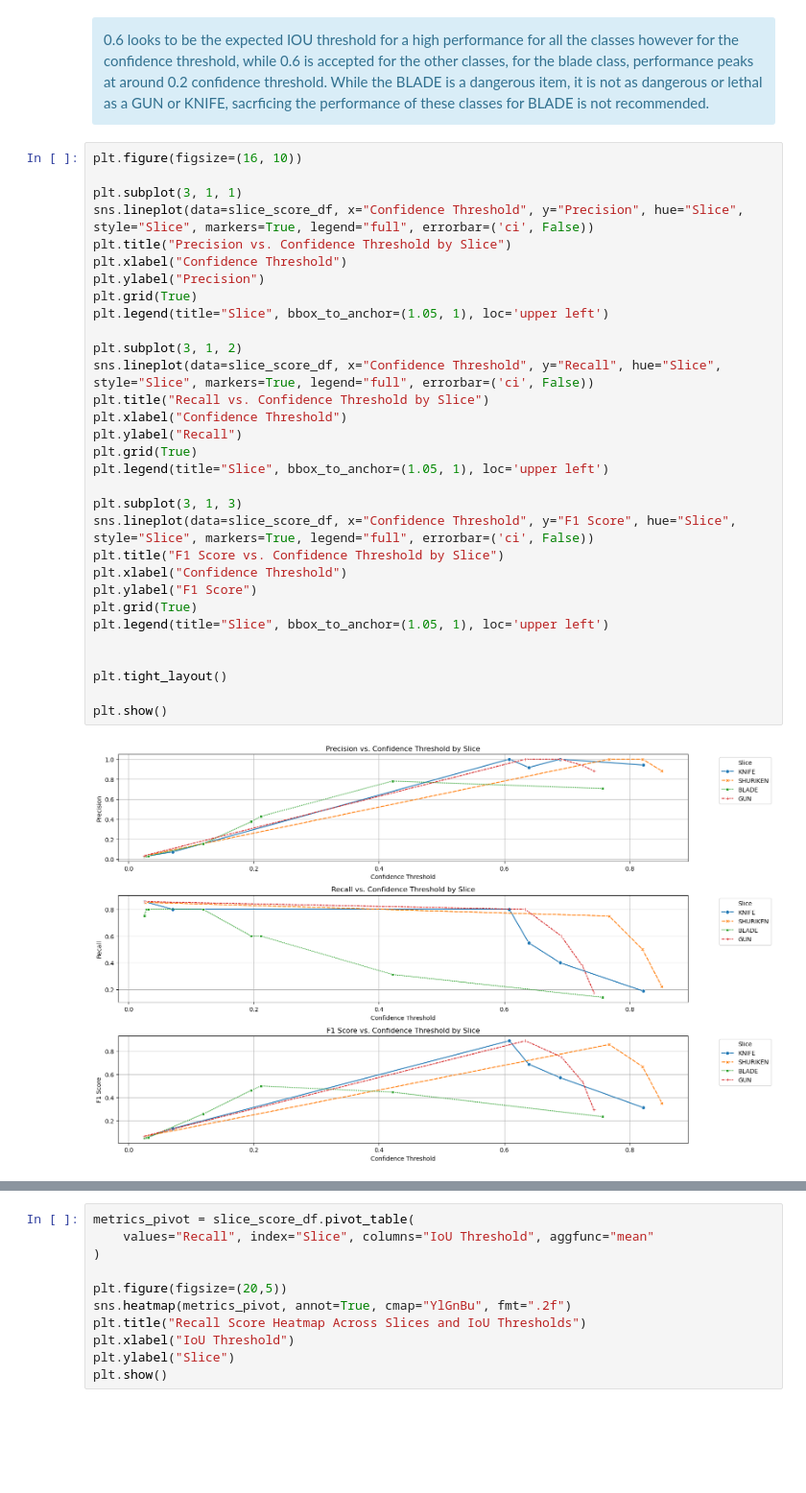
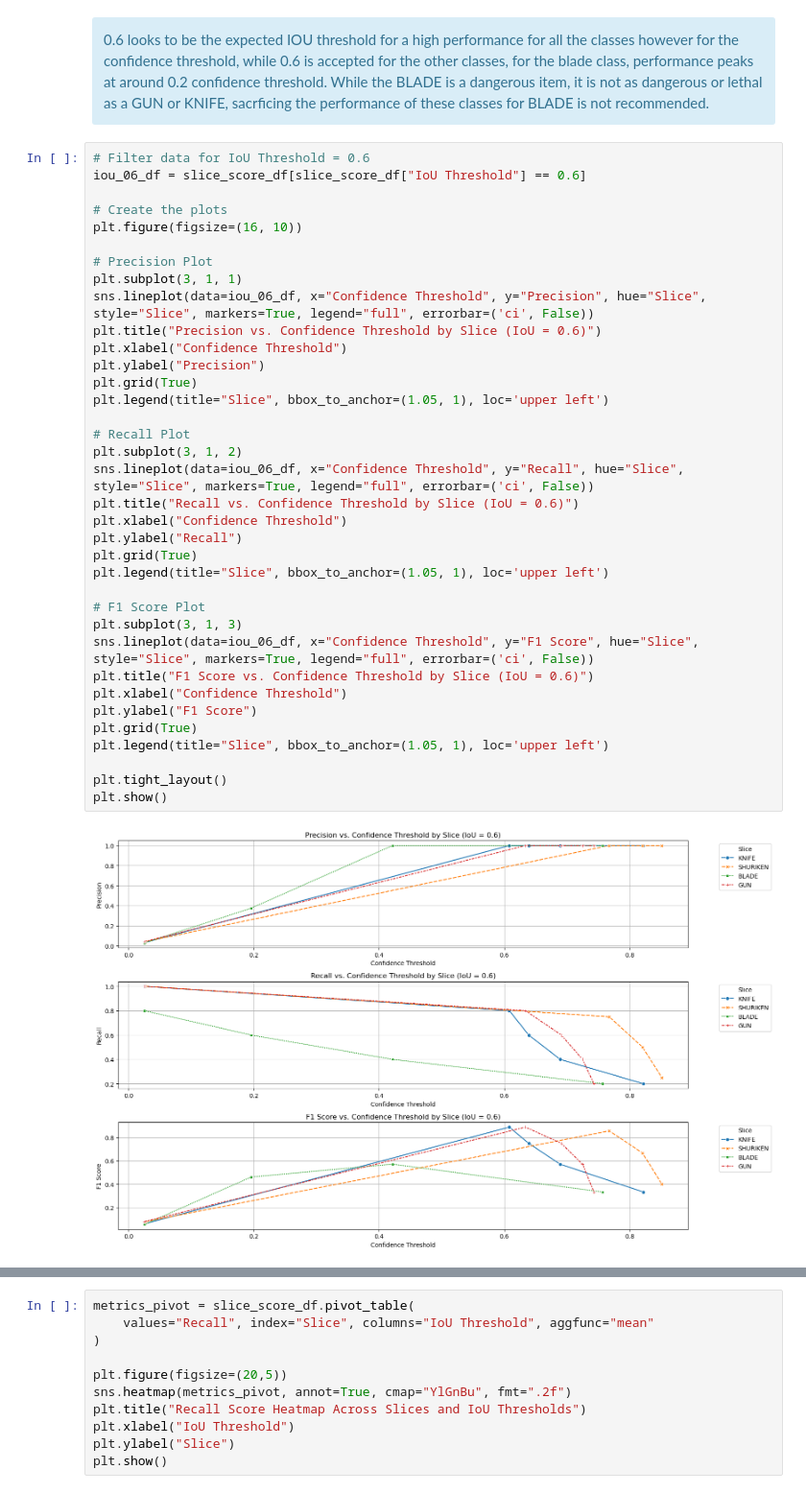
Before and after one commit to gangula-karthik/AI-Services-in-Analytics, a Jupyter notebook: AutoML.ipynb, the cells around one changed output, grey strips where cells are left out. Shown at 96% size. Drawn from its saved outputs; the diff is of its cells as text; blank space fills up the shorter version.

```diff
--- a/AutoML.ipynb
+++ b/AutoML.ipynb
@@ -576,37 +569,42 @@ plt.show()
 0.6 looks to be the expected IOU threshold for a high performance for all the classes however for the confidence threshold, while 0.6 is accepted for the other classes, for the blade class, performance peaks at around 0.2 confidence threshold. While the BLADE is a dangerous item, it is not as dangerous or lethal as a GUN or KNIFE, sacrficing the performance of these classes for BLADE is not recommended.
 </div>
 # %%
+# Filter data for IoU Threshold = 0.6
+iou_06_df = slice_score_df[slice_score_df["IoU Threshold"] == 0.6]
+
+# Create the plots
 plt.figure(figsize=(16, 10))
 
+# Precision Plot
 plt.subplot(3, 1, 1)
-sns.lineplot(data=slice_score_df, x="Confidence Threshold", y="Precision", hue="Slice", style="Slice", markers=True, legend="full", errorbar=('ci', False))
-plt.title("Precision vs. Confidence Threshold by Slice")
+sns.lineplot(data=iou_06_df, x="Confidence Threshold", y="Precision", hue="Slice", style="Slice", markers=True, legend="full", errorbar=('ci', False))
+plt.title("Precision vs. Confidence Threshold by Slice (IoU = 0.6)")
 plt.xlabel("Confidence Threshold")
 plt.ylabel("Precision")
 plt.grid(True)
 plt.legend(title="Slice", bbox_to_anchor=(1.05, 1), loc='upper left')
 
+# Recall Plot
 plt.subplot(3, 1, 2)
-sns.lineplot(data=slice_score_df, x="Confidence Threshold", y="Recall", hue="Slice", style="Slice", markers=True, legend="full", errorbar=('ci', False))
-plt.title("Recall vs. Confidence Threshold by Slice")
+sns.lineplot(data=iou_06_df, x="Confidence Threshold", y="Recall", hue="Slice", style="Slice", markers=True, legend="full", errorbar=('ci', False))
+plt.title("Recall vs. Confidence Threshold by Slice (IoU = 0.6)")
 plt.xlabel("Confidence Threshold")
 plt.ylabel("Recall")
 plt.grid(True)
 plt.legend(title="Slice", bbox_to_anchor=(1.05, 1), loc='upper left')
 
+# F1 Score Plot
 plt.subplot(3, 1, 3)
-sns.lineplot(data=slice_score_df, x="Confidence Threshold", y="F1 Score", hue="Slice", style="Slice", markers=True, legend="full", errorbar=('ci', False))
-plt.title("F1 Score vs. Confidence Threshold by Slice")
+sns.lineplot(data=iou_06_df, x="Confidence Threshold", y="F1 Score", hue="Slice", style="Slice", markers=True, legend="full", errorbar=('ci', False))
+plt.title("F1 Score vs. Confidence Threshold by Slice (IoU = 0.6)")
 plt.xlabel("Confidence Threshold")
 plt.ylabel("F1 Score")
 plt.grid(True)
 plt.legend(title="Slice", bbox_to_anchor=(1.05, 1), loc='upper left')
 
-
 plt.tight_layout()
-
 plt.show()
 # %% [output]
-[figure, old version]
+[figure, new version]
 # %% [markdown]
 <div class="alert alert-info" role="alert">
```
Also changed, not shown: parts of 8 cells of this notebook, 9 other files.
